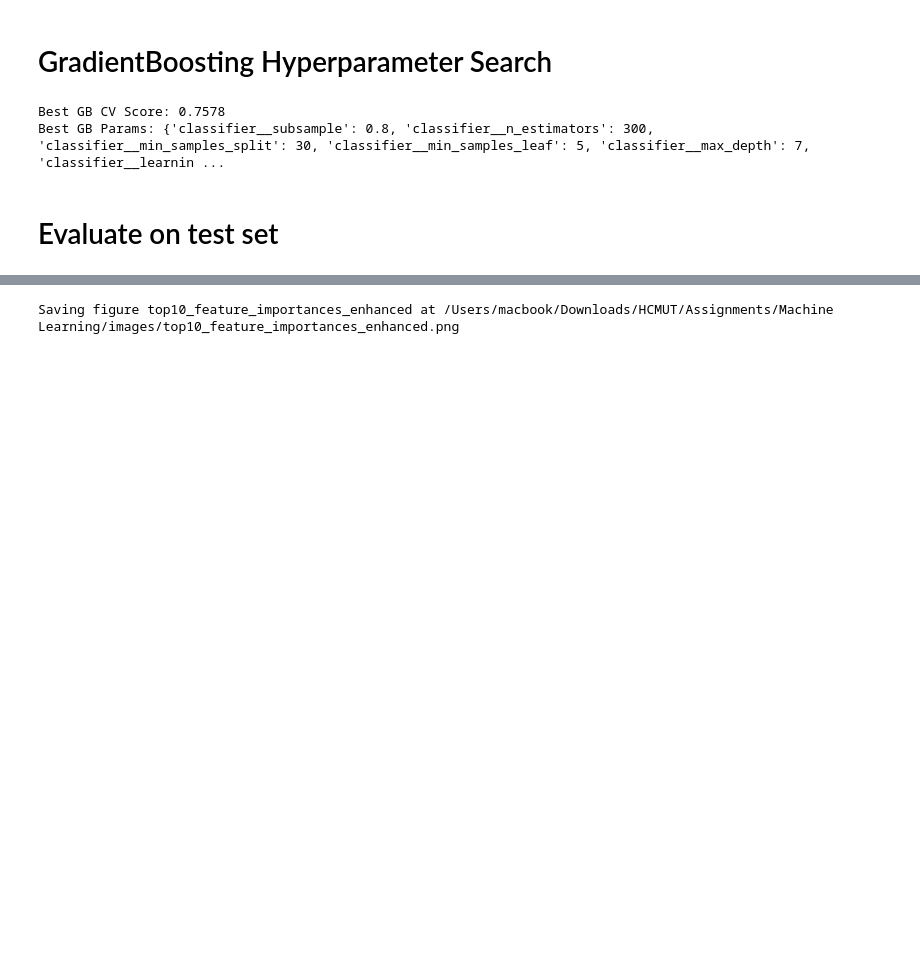
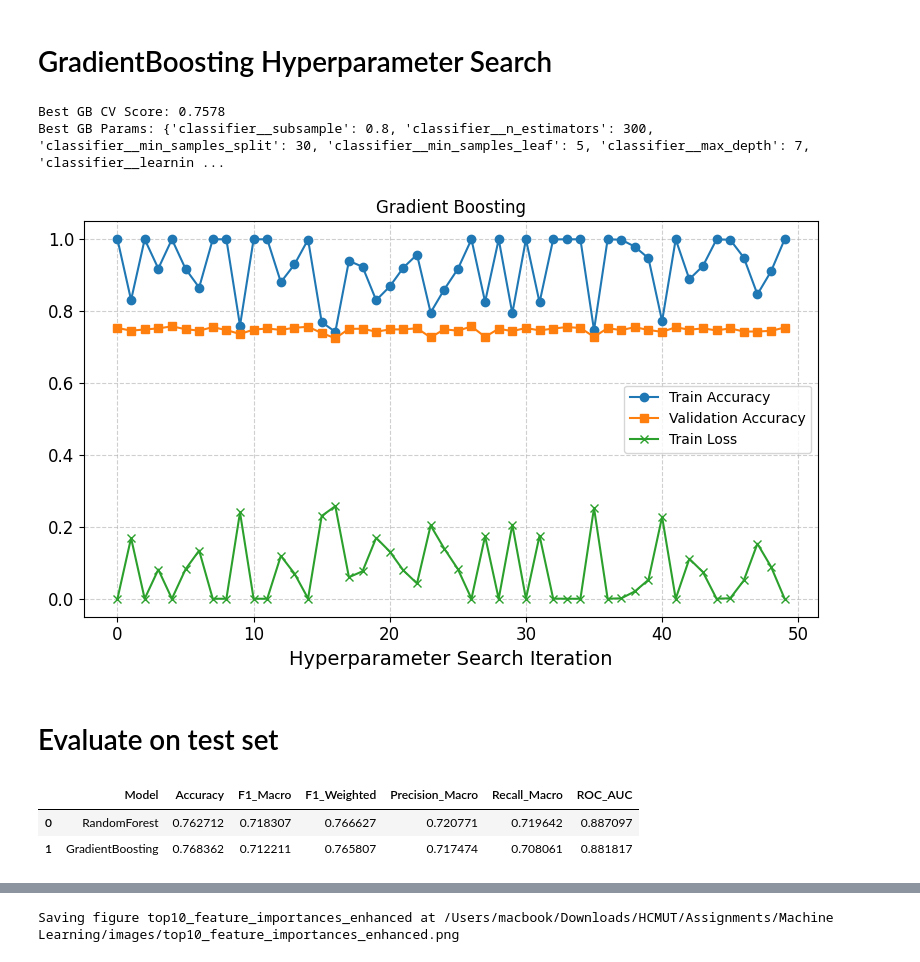
Before and after one commit to doxncwfn/mlassignmenthcmut, a Jupyter notebook: src/hypertuning.ipynb, the cells around one changed output, grey strips where cells are left out. Drawn from its saved outputs; the diff is of its cells as text; code cells hidden in the pictures; blank space fills up the shorter version.

```diff
--- a/src/hypertuning.ipynb
+++ b/src/hypertuning.ipynb
@@ -398,6 +419,28 @@ print(f"Best GB Params: {gb_search.best_params_}")
 # %% [output]
 Best GB CV Score: 0.7578
 Best GB Params: {'classifier__subsample': 0.8, 'classifier__n_estimators': 300, 'classifier__min_samples_split': 30, 'classifier__min_samples_leaf': 5, 'classifier__max_depth': 7, 'classifier__learnin ...
+# %%
+# Extract the CV results for GradientBoosting
+gb_cv_results = gb_search.cv_results_
+
+# Retrieve mean train/validation accuracy and training loss
+gb_mean_train_acc = gb_cv_results['mean_train_accuracy']
+gb_mean_val_acc = gb_cv_results['mean_test_accuracy']
+gb_mean_train_loss = 1 - gb_mean_train_acc
+
+# Plot
+plt.figure(figsize=(8, 5))
+plt.plot(gb_mean_train_acc, label='Train Accuracy', marker='o')
+plt.plot(gb_mean_val_acc, label='Validation Accuracy', marker='s')
+plt.plot(gb_mean_train_loss, label='Train Loss', marker='x')
+plt.xlabel('Hyperparameter Search Iteration')
+plt.title('Gradient Boosting')
+plt.legend()
+plt.grid(True, linestyle='--', alpha=0.6)
+plt.tight_layout()
+plt.show()
+# %% [output]
+[figure, added]
 # %% [markdown]
 # Evaluate on test set
 # %%
@@ -419,3 +462,9 @@ def evaluate_model(model, X_test, y_test, model_name):
 # Evaluate both models
 rf_results = evaluate_model(rf_search.best_estimator_, X_test, y_test, 'RandomForest')
 gb_results = evaluate_model(gb_search.best_estimator_, X_test, y_test, 'GradientBoosting')
+comparison_df = pd.DataFrame([rf_results, gb_results])
+comparison_df
+# %% [output]
+|  | Model | Accuracy | F1_Macro | F1_Weighted | Precision_Macro | Recall_Macro | ROC_AUC |
+| 0 | RandomForest | 0.762712 | 0.718307 | 0.766627 | 0.720771 | 0.719642 | 0.887097 |
+| 1 | GradientBoosting | 0.768362 | 0.712211 | 0.765807 | 0.717474 | 0.708061 | 0.881817 |
```
Also changed, not shown: parts of 7 cells of this notebook, 3 other files.
